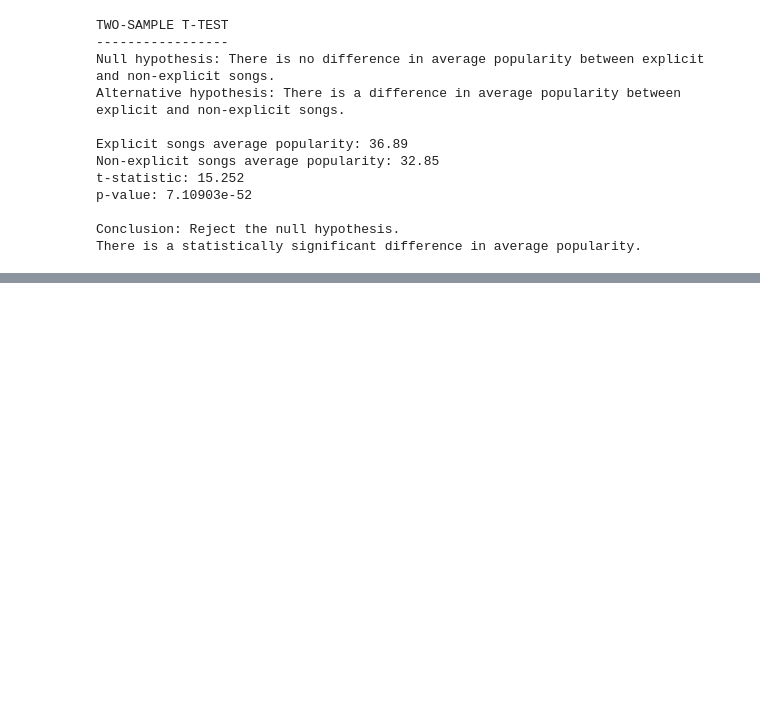
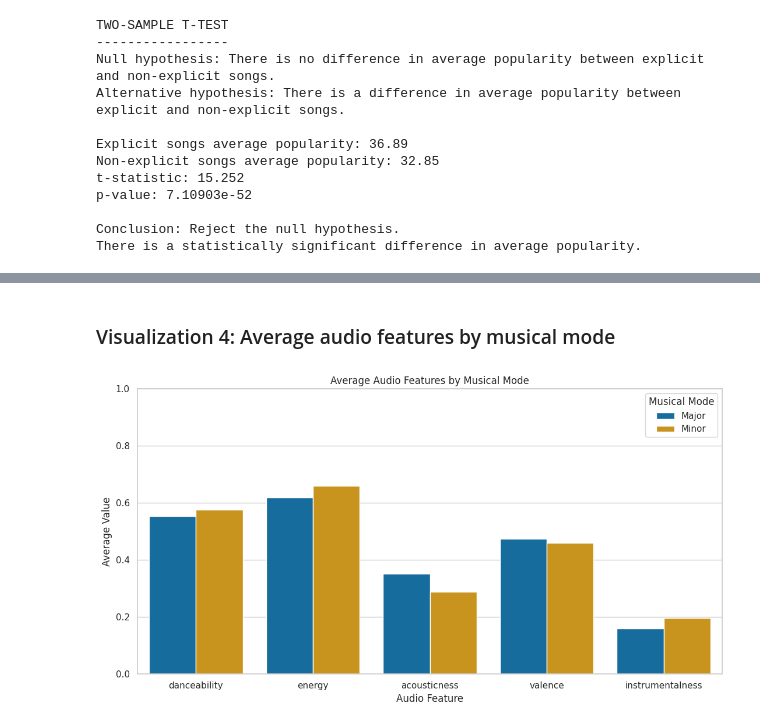
Before and after one commit to do-alisa/final-data-analysis-project, a Jupyter notebook: Spotify_Analysis.ipynb, the cells around one changed output, grey strips where cells are left out. Cells and saved outputs as stored; diff of their text form; code cells hidden in the pictures; blank space fills up the shorter version.

```diff
--- a/Spotify_Analysis.ipynb
+++ b/Spotify_Analysis.ipynb
@@ -454,0 +631,59 @@ There is a statistically significant difference in average popularity.
+# %% [markdown]
+### Visualization 4: Average audio features by musical mode
+# %%
+mode_data = unique_tracks.copy()
+
+mode_data["mode_label"] = mode_data["mode"].map({
+    1: "Major",
+    0: "Minor"
+})
+
+audio_features = [
+    "danceability",
+    "energy",
+    "acousticness",
+    "valence",
+    "instrumentalness"
+]
+
+mode_summary = (
+    mode_data
+    .groupby("mode_label")[audio_features]
+    .mean()
+    .reset_index()
+)
+
+mode_long = mode_summary.melt(
+    id_vars="mode_label",
+    var_name="Audio Feature",
+    value_name="Average Value"
+)
+
+fig, ax = plt.subplots(figsize=(11, 6))
+
+sns.barplot(
+    data=mode_long,
+    x="Audio Feature",
+    y="Average Value",
+    hue="mode_label",
+    palette=["#0072B2", "#E69F00"],
+    ax=ax
+)
+
+ax.set_title("Average Audio Features by Musical Mode")
+ax.set_xlabel("Audio Feature")
+ax.set_ylabel("Average Value")
+ax.set_ylim(0, 1)
+ax.legend(title="Musical Mode")
+
+plt.tight_layout()
+plt.savefig(
+    "visualization_4_audio_features_by_mode.png",
+    dpi=300,
+    bbox_inches="tight"
+)
+
+figures.append(fig)
+plt.show()
+# %% [output]
+[figure, added]
```
Also changed, not shown: parts of 26 cells of this notebook.
